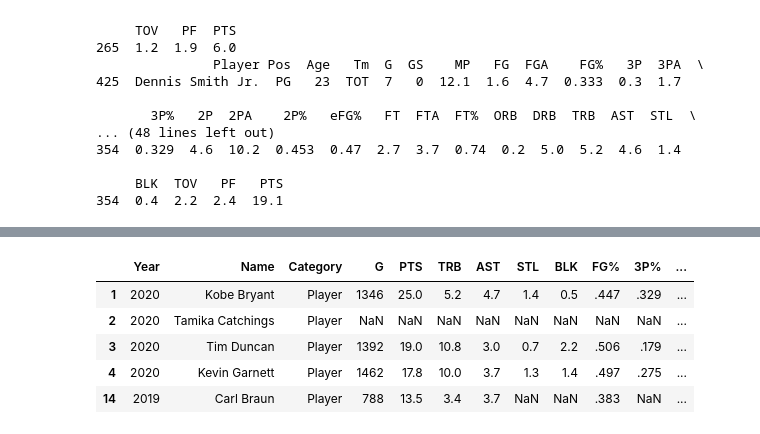
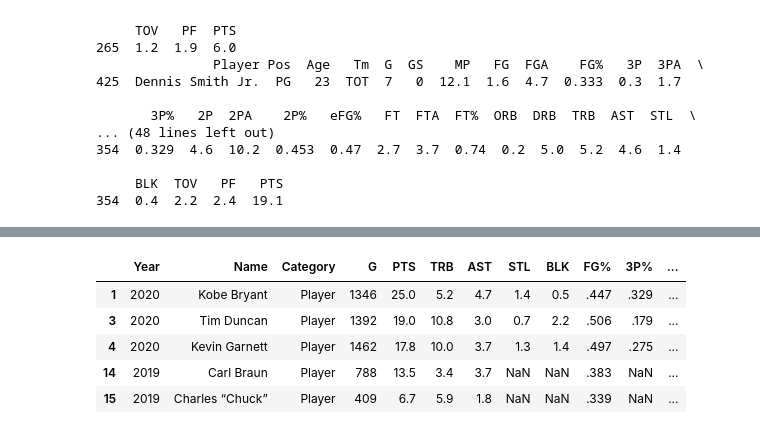
Before and after one commit to surmud/NBA-Hall-of-fame-predictor, a Jupyter notebook: hof.ipynb, the cells around one changed output, grey strips where cells are left out. Saved outputs shown, nothing was run; the diff lists cells and outputs as text; code cells hidden in the pictures.

```diff
--- a/hof.ipynb
+++ b/hof.ipynb
@@ -77,18 +77,22 @@ hof_df.head()
 # %%
 hof_df = hof_df.drop(['Unnamed: 14_level_1'],axis=1)
 # %%
+# drop WNBA players since we're only studying NBA
+for idx, row in hof_df.iterrows():
+    if 'WNBA' in row.Name:
+        hof_df = hof_df.drop(idx)
+
 # the Name category has some extra stuff, lets drop it to only <firstName lastName>
-
 hof_df['Name'] = hof_df['Name'].apply(lambda x: x.split()[0] + ' ' + x.split()[1])
 
 hof_df.head()
 # %% [output]
 |  | Year | Name | Category | G | PTS | TRB | AST | STL | BLK | FG% | 3P% | ... |
 | 1 | 2020 | Kobe Bryant | Player | 1346 | 25.0 | 5.2 | 4.7 | 1.4 | 0.5 | .447 | .329 | ... |
-| 2 | 2020 | Tamika Catchings | Player | NaN | NaN | NaN | NaN | NaN | NaN | NaN | NaN | ... |
 | 3 | 2020 | Tim Duncan | Player | 1392 | 19.0 | 10.8 | 3.0 | 0.7 | 2.2 | .506 | .179 | ... |
 | 4 | 2020 | Kevin Garnett | Player | 1462 | 17.8 | 10.0 | 3.7 | 1.3 | 1.4 | .497 | .275 | ... |
 | 14 | 2019 | Carl Braun | Player | 788 | 13.5 | 3.4 | 3.7 | NaN | NaN | .383 | NaN | ... |
+| 15 | 2019 | Charles “Chuck” | Player | 409 | 6.7 | 5.9 | 1.8 | NaN | NaN | .339 | NaN | ... |
 # %%
 # now that we have data on HOF players, we can build a model for what stats get a player into the HOF
 # we can use this model on active players, and then calculate probabilities for their chances of getting into the HOF
```
Also changed, not shown: parts of 1 cell of this notebook.
